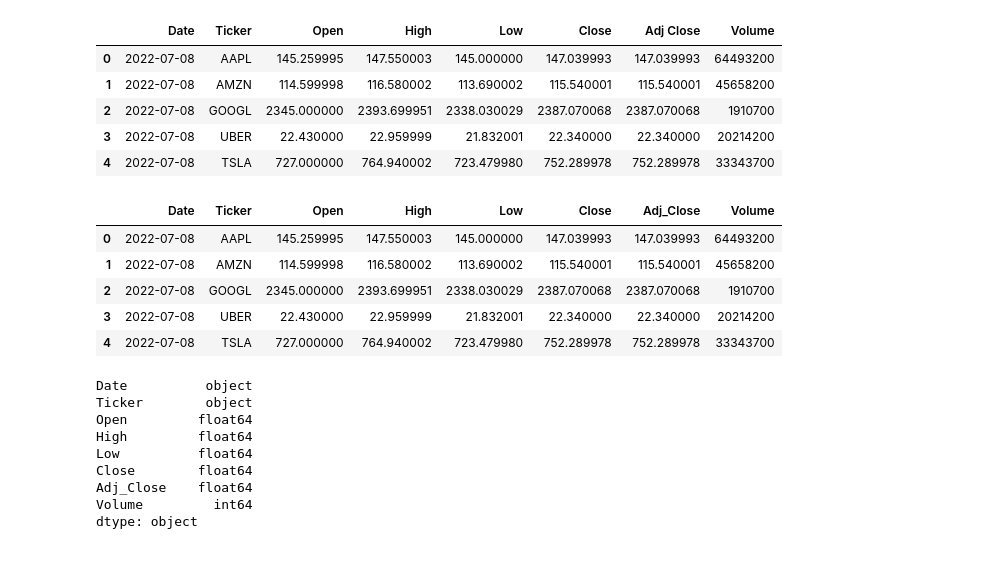
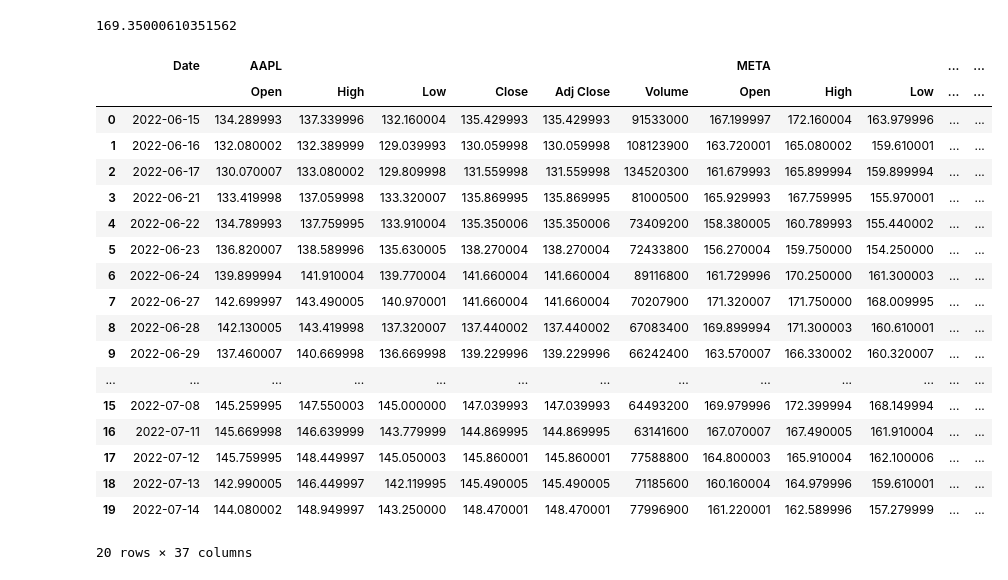
Before and after one commit to Kumar-laxmi/Stock-Prediction-System-Application, a Jupyter notebook: Machine-Learning/Stock Market Prediction.ipynb, the cells around one changed output. Cells and saved outputs as stored; diff of their text form; code cells hidden in the pictures.

```diff
--- a/Machine-Learning/Stock Market Prediction.ipynb
+++ b/Machine-Learning/Stock Market Prediction.ipynb
@@ -47,0 +15,18 @@ df.head()
+# %%
+# Here we use yf.download function
+data = yf.download(
+
+    # passes the ticker
+    tickers=['AAPL', 'AMZN', 'QCOM', 'META', 'NVDA', 'JPM'],
+
+    group_by = 'ticker',
+
+    threads=True, # Set thread value to true
+
+    # used for access data[ticker]
+    period='1mo',
+    interval='1d'
+
+)
+
+data
@@ -48,10 +55,27 @@ df.head()
+# %%
+data['META']['Adj Close']['2022-06-15']
+# %% [output]
+169.35000610351562
 # %%
-df.reset_index(level=0, inplace=True)
-df.head()
+data.reset_index(level=0, inplace=True)
+data
 # %% [output]
-|  | Date | Ticker | Open | High | Low | Close | Adj Close | Volume |
-| 0 | 2022-07-08 | AAPL | 145.259995 | 147.550003 | 145.000000 | 147.039993 | 147.039993 | 64493200 |
-| 1 | 2022-07-08 | AMZN | 114.599998 | 116.580002 | 113.690002 | 115.540001 | 115.540001 | 45658200 |
-| 2 | 2022-07-08 | GOOGL | 2345.000000 | 2393.699951 | 2338.030029 | 2387.070068 | 2387.070068 | 1910700 |
-| 3 | 2022-07-08 | UBER | 22.430000 | 22.959999 | 21.832001 | 22.340000 | 22.340000 | 20214200 |
-| 4 | 2022-07-08 | TSLA | 727.000000 | 764.940002 | 723.479980 | 752.289978 | 752.289978 | 33343700 |
+|  | Date | AAPL |  |  |  |  |  | META |  |  | ... | ... |
+|  |  | Open | High | Low | Close | Adj Close | Volume | Open | High | Low | ... | ... |
+| 0 | 2022-06-15 | 134.289993 | 137.339996 | 132.160004 | 135.429993 | 135.429993 | 91533000 | 167.199997 | 172.160004 | 163.979996 | ... | ... |
+| 1 | 2022-06-16 | 132.080002 | 132.389999 | 129.039993 | 130.059998 | 130.059998 | 108123900 | 163.720001 | 165.080002 | 159.610001 | ... | ... |
+| 2 | 2022-06-17 | 130.070007 | 133.080002 | 129.809998 | 131.559998 | 131.559998 | 134520300 | 161.679993 | 165.899994 | 159.899994 | ... | ... |
+| 3 | 2022-06-21 | 133.419998 | 137.059998 | 133.320007 | 135.869995 | 135.869995 | 81000500 | 165.929993 | 167.759995 | 155.970001 | ... | ... |
+| 4 | 2022-06-22 | 134.789993 | 137.759995 | 133.910004 | 135.350006 | 135.350006 | 73409200 | 158.380005 | 160.789993 | 155.440002 | ... | ... |
+| 5 | 2022-06-23 | 136.820007 | 138.589996 | 135.630005 | 138.270004 | 138.270004 | 72433800 | 156.270004 | 159.750000 | 154.250000 | ... | ... |
+| 6 | 2022-06-24 | 139.899994 | 141.910004 | 139.770004 | 141.660004 | 141.660004 | 89116800 | 161.729996 | 170.250000 | 161.300003 | ... | ... |
+| 7 | 2022-06-27 | 142.699997 | 143.490005 | 140.970001 | 141.660004 | 141.660004 | 70207900 | 171.320007 | 171.750000 | 168.009995 | ... | ... |
+| 8 | 2022-06-28 | 142.130005 | 143.419998 | 137.320007 | 137.440002 | 137.440002 | 67083400 | 169.899994 | 171.300003 | 160.610001 | ... | ... |
+| 9 | 2022-06-29 | 137.460007 | 140.669998 | 136.669998 | 139.229996 | 139.229996 | 66242400 | 163.570007 | 166.330002 | 160.320007 | ... | ... |
+| ... | ... | ... | ... | ... | ... | ... | ... | ... | ... | ... | ... | ... |
+| 15 | 2022-07-08 | 145.259995 | 147.550003 | 145.000000 | 147.039993 | 147.039993 | 64493200 | 169.979996 | 172.399994 | 168.149994 | ... | ... |
+| 16 | 2022-07-11 | 145.669998 | 146.639999 | 143.779999 | 144.869995 | 144.869995 | 63141600 | 167.070007 | 167.490005 | 161.910004 | ... | ... |
+| 17 | 2022-07-12 | 145.759995 | 148.449997 | 145.050003 | 145.860001 | 145.860001 | 77588800 | 164.800003 | 165.910004 | 162.100006 | ... | ... |
+| 18 | 2022-07-13 | 142.990005 | 146.449997 | 142.119995 | 145.490005 | 145.490005 | 71185600 | 160.160004 | 164.979996 | 159.610001 | ... | ... |
+| 19 | 2022-07-14 | 144.080002 | 148.949997 | 143.250000 | 148.470001 | 148.470001 | 77996900 | 161.220001 | 162.589996 | 157.279999 | ... | ... |
+20 rows × 37 columns
@@ -61,9 +81,0 @@ df.columns = ['Date', 'Ticker', 'Open', 'High', 'Low', 'Close', 'Adj_Close',
-# %%
-df.head()
-# %% [output]
-|  | Date | Ticker | Open | High | Low | Close | Adj_Close | Volume |
-| 0 | 2022-07-08 | AAPL | 145.259995 | 147.550003 | 145.000000 | 147.039993 | 147.039993 | 64493200 |
-| 1 | 2022-07-08 | AMZN | 114.599998 | 116.580002 | 113.690002 | 115.540001 | 115.540001 | 45658200 |
-| 2 | 2022-07-08 | GOOGL | 2345.000000 | 2393.699951 | 2338.030029 | 2387.070068 | 2387.070068 | 1910700 |
-| 3 | 2022-07-08 | UBER | 22.430000 | 22.959999 | 21.832001 | 22.340000 | 22.340000 | 20214200 |
-| 4 | 2022-07-08 | TSLA | 727.000000 | 764.940002 | 723.479980 | 752.289978 | 752.289978 | 33343700 |
@@ -74,12 +81,0 @@ df = df.astype(convert_dict)
-# %%
-df.dtypes
-# %% [output]
-Date          object
-Ticker        object
-Open         float64
-High         float64
-Low          float64
-Close        float64
-Adj_Close    float64
-Volume         int64
-dtype: object
```
Also changed, not shown: parts of 12 cells of this notebook, 12 other files.
